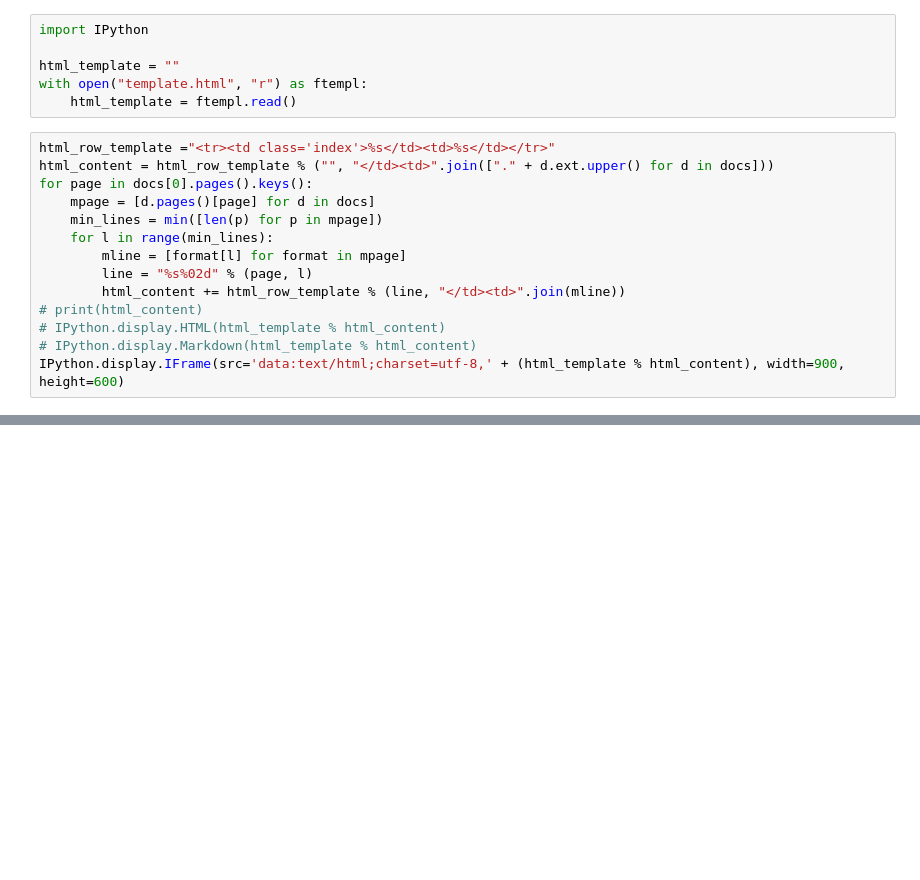
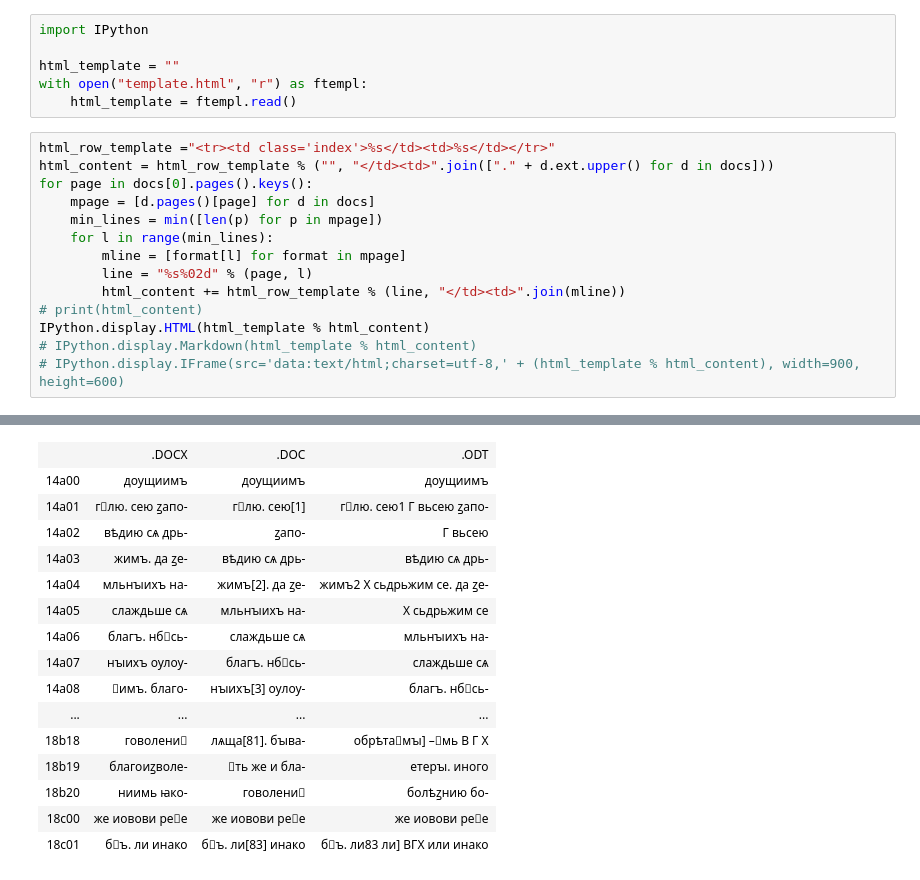
Before and after one commit to mapto/UchitelnoEvangelie, a Jupyter notebook: vocab_extractor.ipynb, the cells around one changed output, grey strips where cells are left out. Drawn from its saved outputs; the diff is of its cells as text; blank space fills up the shorter version.

Commit message:
Reverted to HTML rendering

```diff
--- a/vocab_extractor.ipynb
+++ b/vocab_extractor.ipynb
@@ -35,7 +35,7 @@ for page in docs[0].pages().keys():
         line = "%s%02d" % (page, l)
         html_content += html_row_template % (line, "</td><td>".join(mline))
 # print(html_content)
-# IPython.display.HTML(html_template % html_content)
+IPython.display.HTML(html_template % html_content)
 # IPython.display.Markdown(html_template % html_content)
-IPython.display.IFrame(src='data:text/html;charset=utf-8,' + (html_template % html_content), width=900, height=600)
+# IPython.display.IFrame(src='data:text/html;charset=utf-8,' + (html_template % html_content), width=900, height=600)
 # %% [output]
@@ -42,0 +42,16 @@ IPython.display.IFrame(src='data:text/html;charset=utf-8,' + (html_template % ht
+|  | .DOCX | .DOC | .ODT |
+| 14a00 | дѹщиимъ | дѹщиимъ | дѹщиимъ |
+| 14a01 | глю. сею ꙁапо- | глю. сею[1] | глю. сею1 Г вьсею ꙁапо- |
+| 14a02 | вѣдию сѧ дрь- | ꙁапо- | Г вьсею |
+| 14a03 | жимъ. да ꙁе- | вѣдию сѧ дрь- | вѣдию сѧ дрь- |
+| 14a04 | мльнꙑихъ на- | жимъ[2]. да ꙁе- | жимъ2 Х сьдрьжим се. да ꙁе- |
+| 14a05 | слаждьше сѧ | мльнꙑихъ на- | Х сьдрьжим се |
+| 14a06 | благъ. нбсь- | слаждьше сѧ | мльнꙑихъ на- |
+| 14a07 | нꙑихъ ѹлѹ- | благъ. нбсь- | слаждьше сѧ |
+| 14a08 | имъ. благо- | нꙑихъ[3] ѹлѹ- | благъ. нбсь- |
+| ... | ... | ... | ... |
+| 18b18 | говолени | лѧща[81]. бꙑва- | обрѣтамꙑ] –мь В Г Х |
+| 18b19 | благоиꙁволе- | ть же и бла- | етерꙑ. иного |
+| 18b20 | ниимь ꙗко- | говолени | болѣꙁнию бо- |
+| 18c00 | же иовови рее | же иовови рее | же иовови рее |
+| 18c01 | бъ. ли инако | бъ. ли[83] инако | бъ. ли83 ли] ВГХ или инако |
```
Also changed, not shown: parts of 1 cell of this notebook.
